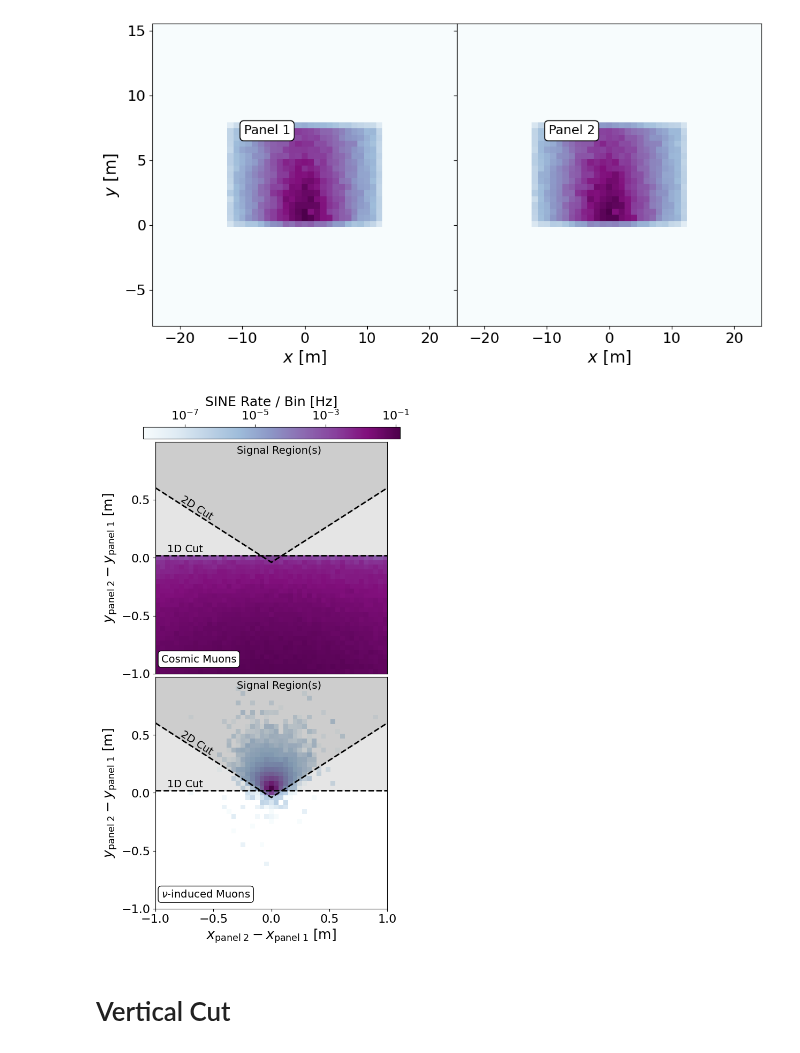
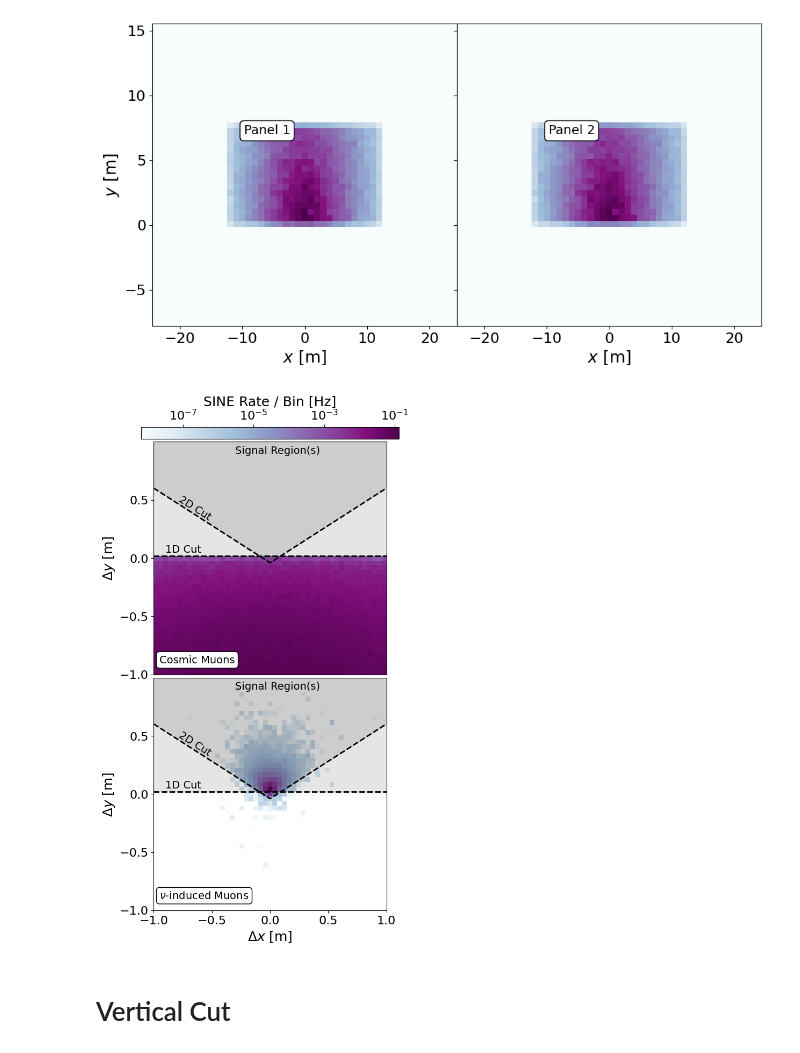
Before and after one commit to nickkamp1/Lake_Geneva_Neutrinos, a Jupyter notebook: Cosmics/SurfaceMuonBackgroundEstimate.ipynb, the cells around one changed output. Saved outputs shown, nothing was run; the diff lists cells and outputs as text; code cells hidden in the pictures.

```diff
--- a/Cosmics/SurfaceMuonBackgroundEstimate.ipynb
+++ b/Cosmics/SurfaceMuonBackgroundEstimate.ipynb
@@ -297,36 +300,36 @@ for cut in cuts:
             ax.text(-0.8,0.33,"2D Cut",fontsize=14,color="black",rotation=opening_angle/2*180/np.pi - 90)
 
     else:
         xs=[]
         ys=[]
     if xs and ys:
         for ax in [ax0, ax1]:
             ax.plot(xs,ys,color="black",ls="--")
             ax.fill_between(xs,ys,np.ones_like(ys),color="black",alpha=0.1)
 for ax in [ax0, ax1]:
             ax.text(-0.3,0.9,"Signal Region(s)",color="black",alpha=1,fontsize=14)
 
 ax0.text(-0.95,-0.9,"Cosmic Muons",fontsize=14,bbox=dict(facecolor='white', edgecolor='black',boxstyle='round'))
 ax1.text(-0.95,-0.9,r"$\nu$-induced Muons",fontsize=14,bbox=dict(facecolor='white', edgecolor='black',boxstyle='round'))
 
 for ax in [ax0, ax1]:
     ax.set_aspect('equal', adjustable='box')
-    ax.set_ylabel(r"$y_{\rm panel\;2} - y_{\rm panel\;1}$ [m]")
+    ax.set_ylabel(r"$\Delta y$ [m]")
     ax.set_yticks([-1, -0.5, 0, 0.5])
 
-ax1.set_xlabel(r"$x_{\rm panel\;2} - x_{\rm panel\;1}$ [m]")
+ax1.set_xlabel(r"$\Delta x$ [m]")
 
 # Remove y-axis ticks and labels from ax1
 ax0.tick_params(bottom=False, labelbottom=False)
 
 # Use subplots_adjust instead of tight_layout for better control
 plt.subplots_adjust(left=0.15, right=0.95, bottom=0.1, top=0.85, hspace=0.02)
 
 
 plt.savefig("Figures/PanelDeltaSpatial.pdf",dpi=100)
 plt.show()
 # %% [output]
-[figure, old version]
+[figure, new version]
 # %% [markdown]
 # Vertical Cut
 # %%
```
Also changed, not shown: parts of 11 cells of this notebook, 1 other file.
